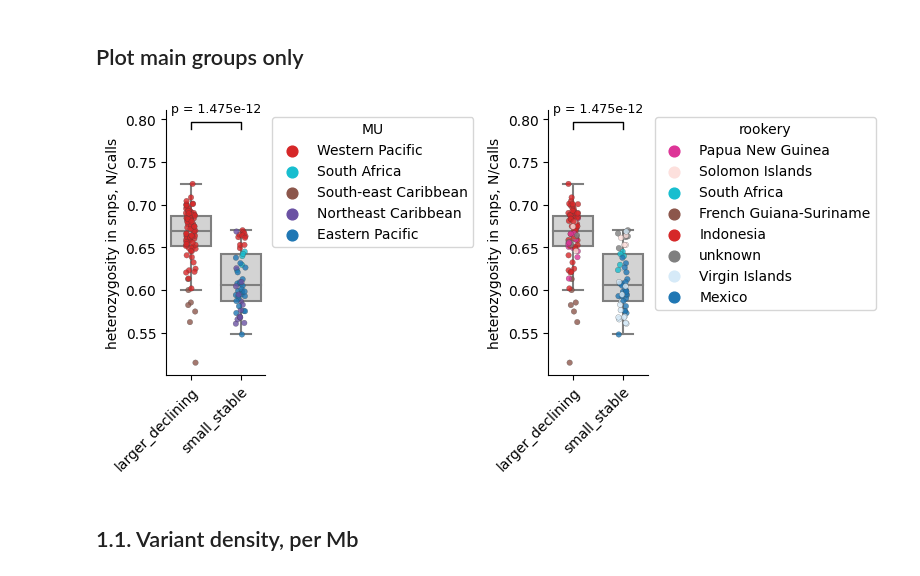
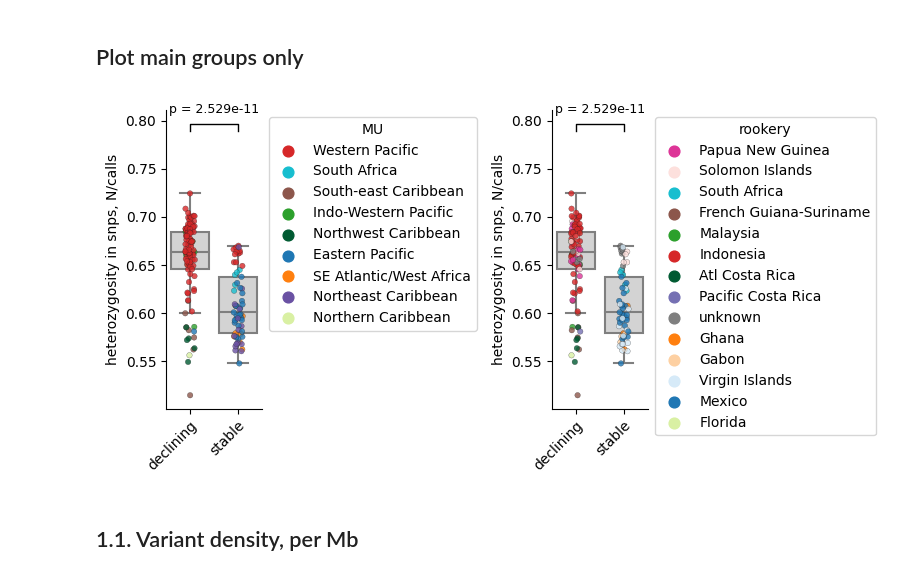
Before and after one commit to osipovarev/Leatherback_popgen, a Jupyter notebook: heterozygosity_analysis.ipynb, the cells around one changed output. Cells and saved outputs as stored; diff of their text form; code cells hidden in the pictures.

```diff
--- a/heterozygosity_analysis.ipynb
+++ b/heterozygosity_analysis.ipynb
@@ -149,8 +154,22 @@ fig.savefig(pdf_name, bbox_inches='tight')
 # %%
 groups = ['MU', 'rookery']
 variant = 'snps'
-g1 = 'larger_declining'
-g2 = 'small_stable'
+
+## Size and trend
+# g = 'group'
+# g1 = 'larger_declining'
+# g2 = 'small_stable'
+
+## Size only
+# g = 'size'
+# g1 = 'larger'
+# g2 = 'small'
+
+## Trend only
+g = 'trend'
+g1 = 'declining'
+g2 = 'stable'
+
 pops = [g1, g2]
 
 fig, axes = plt.subplots(1, 2, figsize=(8, 4))
@@ -159,41 +178,41 @@ for j in range(len(groups)):
     axi = axes[j]
     dfi = df_all[df_all['variants'] == variant]
     dfi = dfi[dfi['exclude'] == 'include']
-    dfi = dfi[dfi['group'].isin(pops)]
+    dfi = dfi[dfi[g].isin(pops)]
 
     group = groups[j]
     p = color_dict[group]
 
     # Subset data per population
-    data1 = dfi[dfi['group'] == g1]['f_hets']
-    data2 = dfi[dfi['group'] == g2]['f_hets']
+    data1 = dfi[dfi[g] == g1]['f_hets']
+    data2 = dfi[dfi[g] == g2]['f_hets']
 
     # Perform Mann–Whitney U test
     stat, pval = mannwhitneyu(data1, data2, alternative='two-sided')
 
     # Boxplot and stripplot
-    sns.boxplot(ax=axi, data=dfi, x='group', y='f_hets', showfliers=False, color="lightgrey")
-    sns.stripplot(ax=axi, data=dfi, x='group', y='f_hets', hue=group,
+    sns.boxplot(ax=axi, data=dfi, x=g, y='f_hets', showfliers=False, color="lightgrey")
+    sns.stripplot(ax=axi, data=dfi, x=g, y='f_hets', hue=group,
                   alpha=0.8, s=4, linewidth=0.2, palette=p)
 
     plt.setp(axi.get_xticklabels(), rotation=45, ha="right", rotation_mode="anchor")
     axi.set_ylabel(f'heterozygosity in {variant}, N/calls')
     axi.set_xlabel('')
 
     # Add bar and p-value
     y_max = max(dfi['f_hets']) * 1.1
     axi.plot([0, 0, 1, 1], [y_max * 0.99, y_max, y_max, y_max * 0.99], lw=1, color='black')
     axi.text(0.5, y_max * 1.01, f"p = {pval:.3e}", ha='center', va='bottom', fontsize=9)
 
     sns.move_legend(axi, "upper left", bbox_to_anchor=(1, 1))
 
 sns.despine(fig=None, ax=None, left=False, bottom=False, offset=None, trim=False)
 fig.tight_layout()
 
-pdf_name = 'heterozygosity_snps.L_S.pdf'
+pdf_name = 'trend_only.heterozygosity_snps.L_S.pdf'
 fig.savefig(pdf_name, bbox_inches='tight')
 # %% [output]
-[figure, old version]
+[figure, new version]
 # %% [markdown]
 ## 1.1. Variant density, per Mb
 # %%
```
Also changed, not shown: parts of 8 cells of this notebook, 3 other files.
